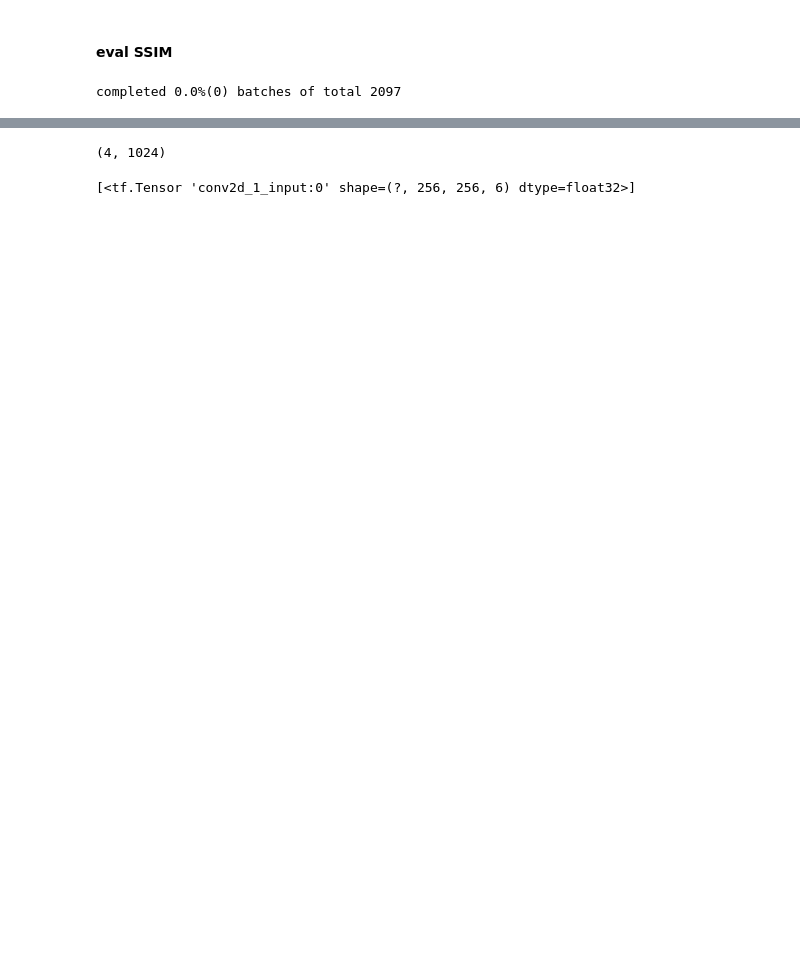
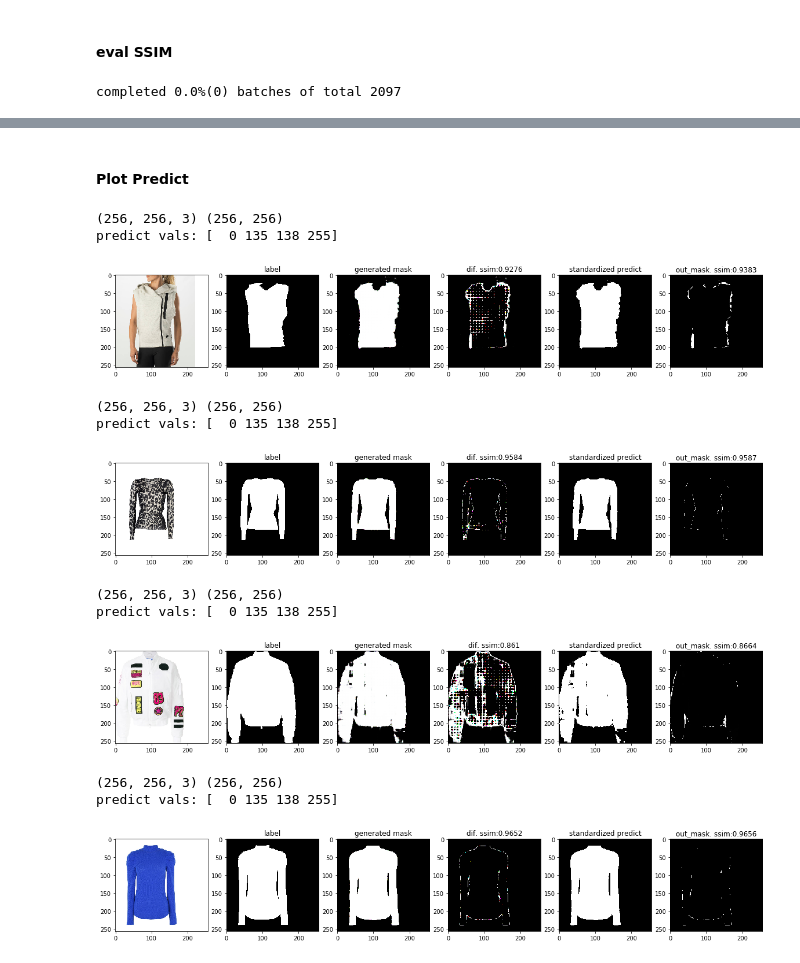
Before and after one commit to Avi-avidan/pix2pix, a Jupyter notebook: train_pix2pix.ipynb, the cells around one changed output, grey strips where cells are left out. Cells and saved outputs as stored; diff of their text form; code cells hidden in the pictures; blank space fills up the shorter version.

```diff
--- a/train_pix2pix.ipynb
+++ b/train_pix2pix.ipynb
@@ -279,2 +305,0 @@ avg_ssim
-# %%
-generated_image = sess.run(generated_img, feed_dict={tmp_x: test_imgs, K.learning_phase(): 1})
@@ -345,9 +306,59 @@ array([  0,   1,   2,   3,   4,   5,   6,   7,   8,   9,  10,  11,  12,
-# %%
-predict = D.predict(test_d)
-predict.shape
-# %% [output]
-(4, 1024)
-# %%
-D.inputs
-# %% [output]
-[<tf.Tensor 'conv2d_1_input:0' shape=(?, 256, 256, 6) dtype=float32>]
+# %%
+label_vals = {}
+label_vals['bg'] = [0,50]
+label_vals['sep'] = [133,135]
+label_vals['back'] = [136,140]
+label_vals['gm'] = [200, 255]
+
+def standardize_predict(predict):
+    mask = cv2.cvtColor(predict, cv2.COLOR_BGR2GRAY)
+    out_mask = np.zeros_like(mask)
+    print(predict.shape, mask.shape)
+    out_mask[mask>200] = 255
+    out_mask[(mask<=140) & (mask>=136)] = 138
+    out_mask[(mask>=133) & (mask<=135)] = 135
+    return out_mask
+# %% [markdown]
+#### Plot Predict
+# %%
+# test_img, test_label = data.get_img_label(data.val_data[randint(0, len(data.val_data)-1)])
+test_imgs, test_labels, folders = data.get_batch_imgs(ret_names=True)
+generated_images = sess.run(generated_img, feed_dict={tmp_x: test_imgs, K.learning_phase(): 1})
+
+
+for i in range(batch_size):
+    predict = unsclae_img(generated_images[i])
+    label = unsclae_img(test_labels[i])
+    mask = standardize_predict(predict)
+
+    print('predict vals:', np.unique(mask))
+    img_ssim = ssim(predict, label, multichannel=True)
+    mask_ssim = ssim(mask, label[:,:,0])
+#     iou = jaccard_similarity_score(mask, label[:,:,0], normalize = True)
+    f, ax = plt.subplots(1, 6, figsize=(20,5))
+    ax[0].imshow(unsclae_img(test_imgs[i][:,:,[2,1,0]]))
+    ax[2].imshow(predict)
+    ax[1].imshow(label)
+    ax[3].imshow(predict-label)
+    ax[4].imshow(mask, cmap='gray')
+    ax[5].imshow(mask-label[:,:,0], cmap='gray')
+#     ax[0].set_title('image '+os.path.split(folders[i])[1])
+    ax[2].set_title('generated mask')
+    ax[1].set_title('label')
+    ax[3].set_title('dif. ssim:{:.4}'.format(img_ssim))
+    ax[4].set_title('standardized predict')
+    ax[5].set_title('out_mask. ssim:{:.4}'.format(mask_ssim))
+    plt.show()
+# %% [output]
+(256, 256, 3) (256, 256)
+predict vals: [  0 135 138 255]
+[figure, added]
+(256, 256, 3) (256, 256)
+predict vals: [  0 135 138 255]
+[figure, added]
+(256, 256, 3) (256, 256)
+predict vals: [  0 135 138 255]
+[figure, added]
+(256, 256, 3) (256, 256)
+predict vals: [  0 135 138 255]
+[figure, added]
```
Also changed, not shown: parts of 20 cells of this notebook, 5 other files.
